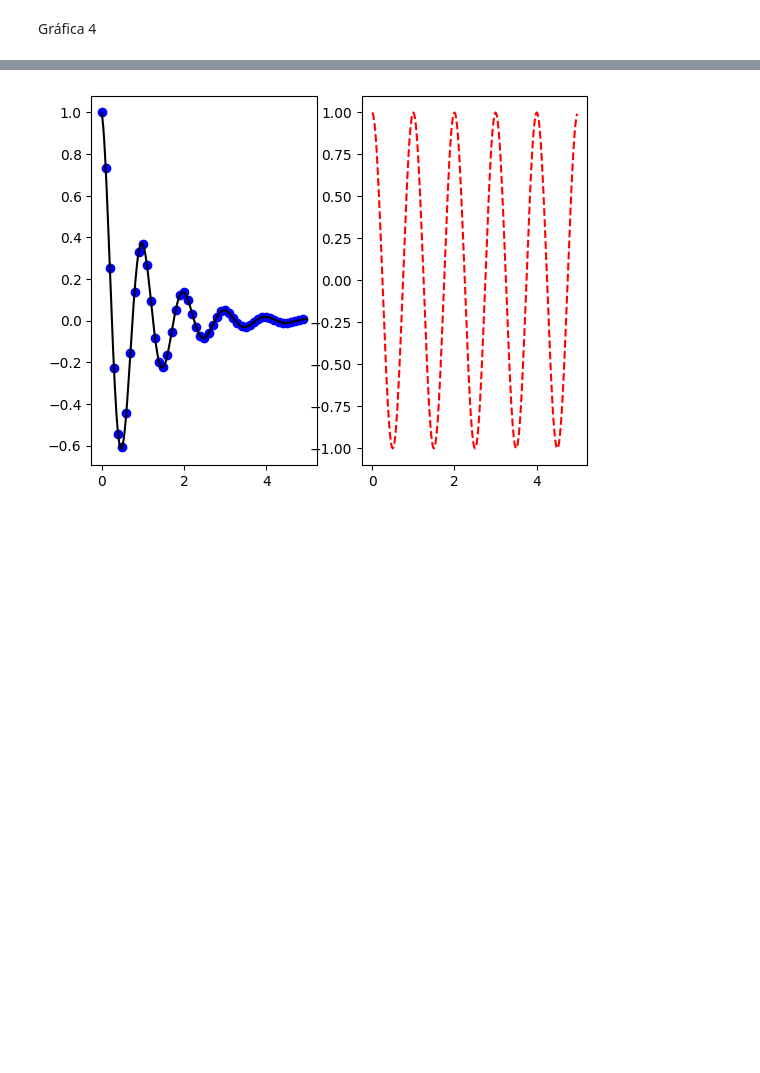
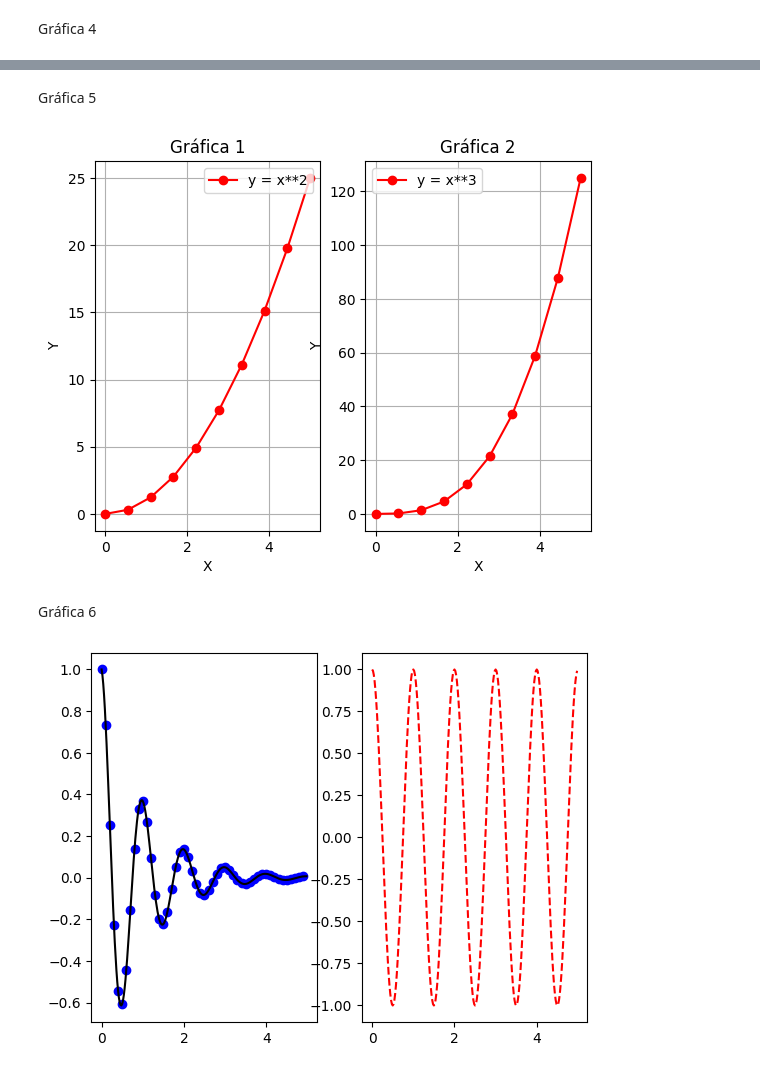
Before and after one commit to emilianodesu/Lab_EDA_I_2022-2, a Jupyter notebook: P9 - Introduccion a Python/Graficas.ipynb, the cells around one changed output, grey strips where cells are left out. Cells and saved outputs as stored; diff of their text form; code cells hidden in the pictures; blank space fills up the shorter version.

```diff
--- a/P9 - Introduccion a Python/Graficas.ipynb
+++ b/P9 - Introduccion a Python/Graficas.ipynb
@@ -41,3 +58,32 @@ Gráfica 4
+# %% [markdown]
+Gráfica 5
+# %%
+"""Segunda gráfica usando matplotlib"""
+import matplotlib.pyplot as plt
+import numpy as np
+
+X = np.linspace(0, 5, 10)
+
+fig, ax = plt.subplots(nrows=1, ncols=2)
+ax[0].plot(X, X**2, label="y = x**2", marker="o",color="r")
+ax[0].set_xlabel('X')
+ax[0].set_ylabel('Y')
+ax[0].grid(True)
+ax[0].legend(loc=1)
+ax[0].set_title('Gráfica 1')
+
+ax[1].plot(X, X**3, label="y = x**3", marker="o",color="r")
+ax[1].set_xlabel('X')
+ax[1].set_ylabel('Y')
+ax[1].grid(True)
+ax[1].legend(loc=2)
+ax[1].set_title('Gráfica 2')
+
+plt.show()
+# %% [output]
+[figure, added]
+# %% [markdown]
+Gráfica 6
 # %%
 def f(t):
     return np.exp(-t) * np.cos(2*np.pi*t)
```
Also changed, not shown: parts of 5 cells of this notebook, 14 other files.
